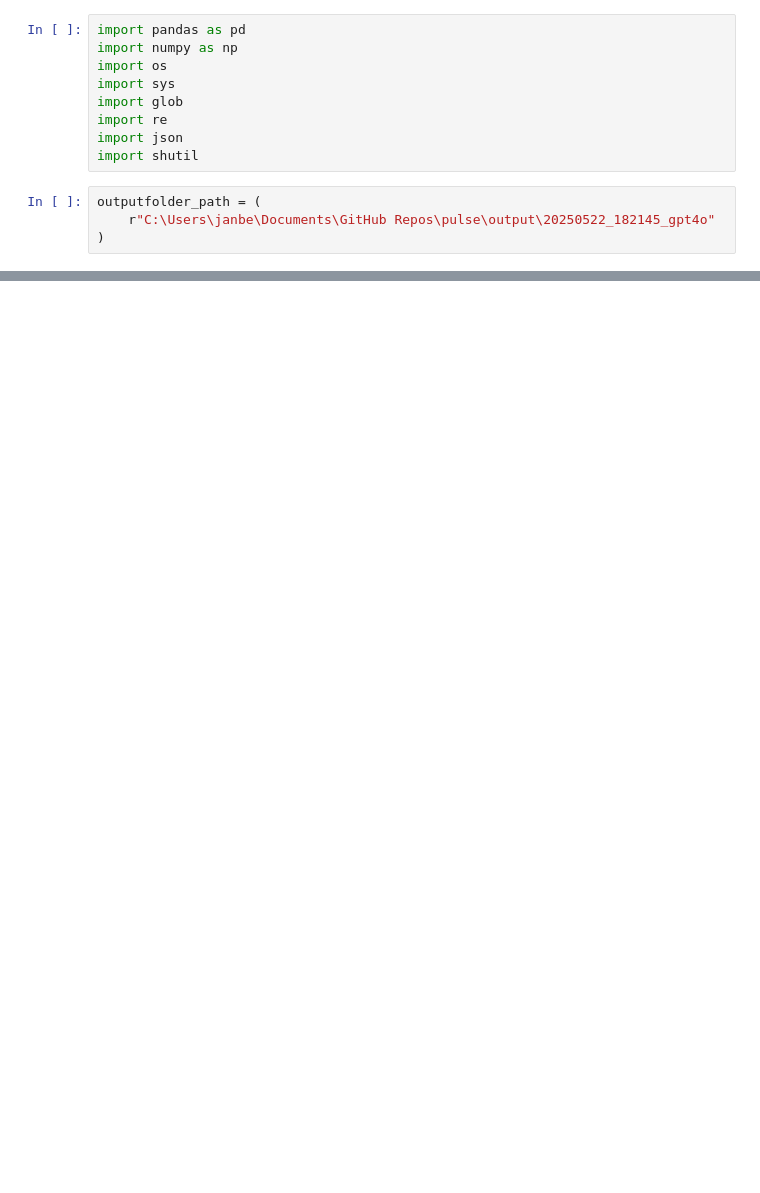
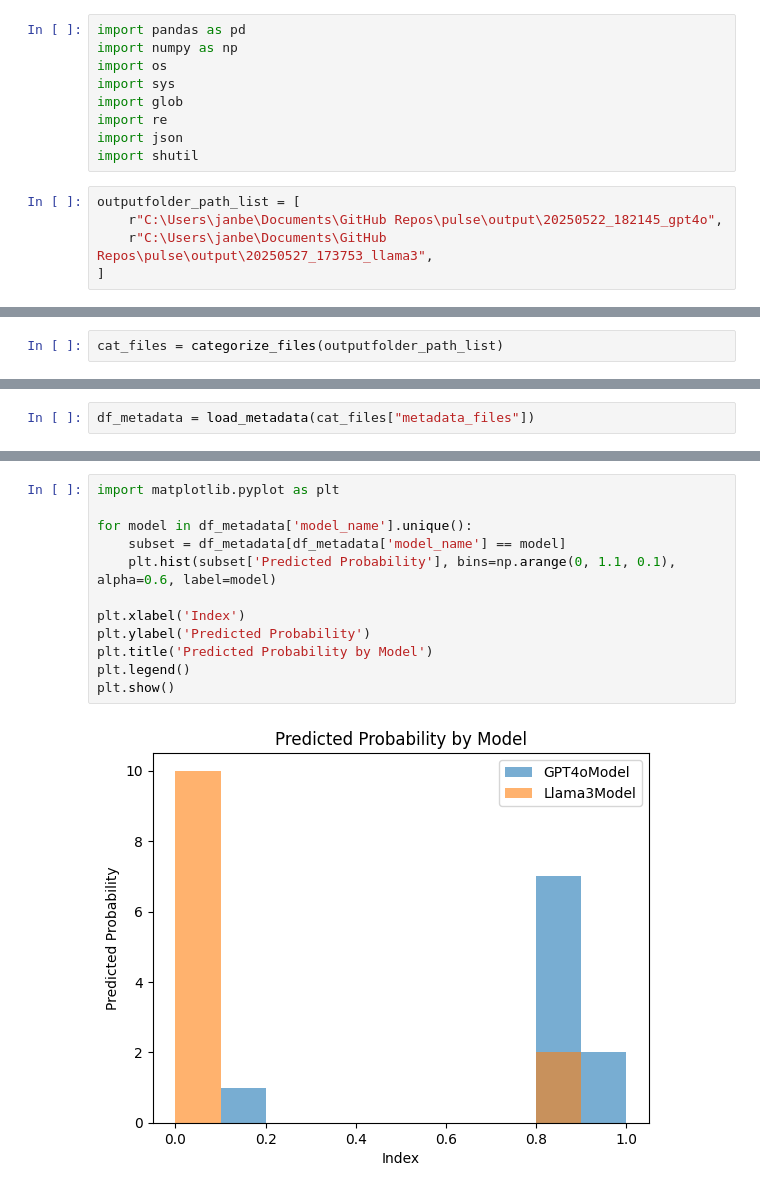
Before and after one commit to j4nberner/pulse, a Jupyter notebook: notebooks/analyze_llm_output.ipynb, the cells around one changed output, grey strips where cells are left out. Saved outputs shown, nothing was run; the diff lists cells and outputs as text; blank space fills up the shorter version.

```diff
--- a/notebooks/analyze_llm_output.ipynb
+++ b/notebooks/analyze_llm_output.ipynb
@@ -8,7 +8,8 @@ import re
 import json
 import shutil
 # %%
-outputfolder_path = (
-    r"C:\Users\janbe\Documents\GitHub Repos\pulse\output\20250522_182145_gpt4o"
-)
+outputfolder_path_list = [
+    r"C:\Users\janbe\Documents\GitHub Repos\pulse\output\20250522_182145_gpt4o",
+    r"C:\Users\janbe\Documents\GitHub Repos\pulse\output\20250527_173753_llama3",
+]
 # %%
@@ -89,0 +108,2 @@ GPT4oModel mortality hirid   20250522_182145  {'auroc': 0.0, 'auprc': nan, 'norm
+# %%
+cat_files = categorize_files(outputfolder_path_list)
@@ -89,0 +124,2 @@ GPT4oModel mortality hirid   20250522_182145  {'auroc': 0.0, 'auprc': nan, 'norm
+# %%
+df_metadata = load_metadata(cat_files["metadata_files"])
@@ -89,0 +151,14 @@ GPT4oModel mortality hirid   20250522_182145  {'auroc': 0.0, 'auprc': nan, 'norm
+# %%
+import matplotlib.pyplot as plt
+
+for model in df_metadata['model_name'].unique():
+    subset = df_metadata[df_metadata['model_name'] == model]
+    plt.hist(subset['Predicted Probability'], bins=np.arange(0, 1.1, 0.1), alpha=0.6, label=model)
+
+plt.xlabel('Index')
+plt.ylabel('Predicted Probability')
+plt.title('Predicted Probability by Model')
+plt.legend()
+plt.show()
+# %% [output]
+[figure, added]
```
Also changed, not shown: parts of 6 cells of this notebook, 28 other files.
